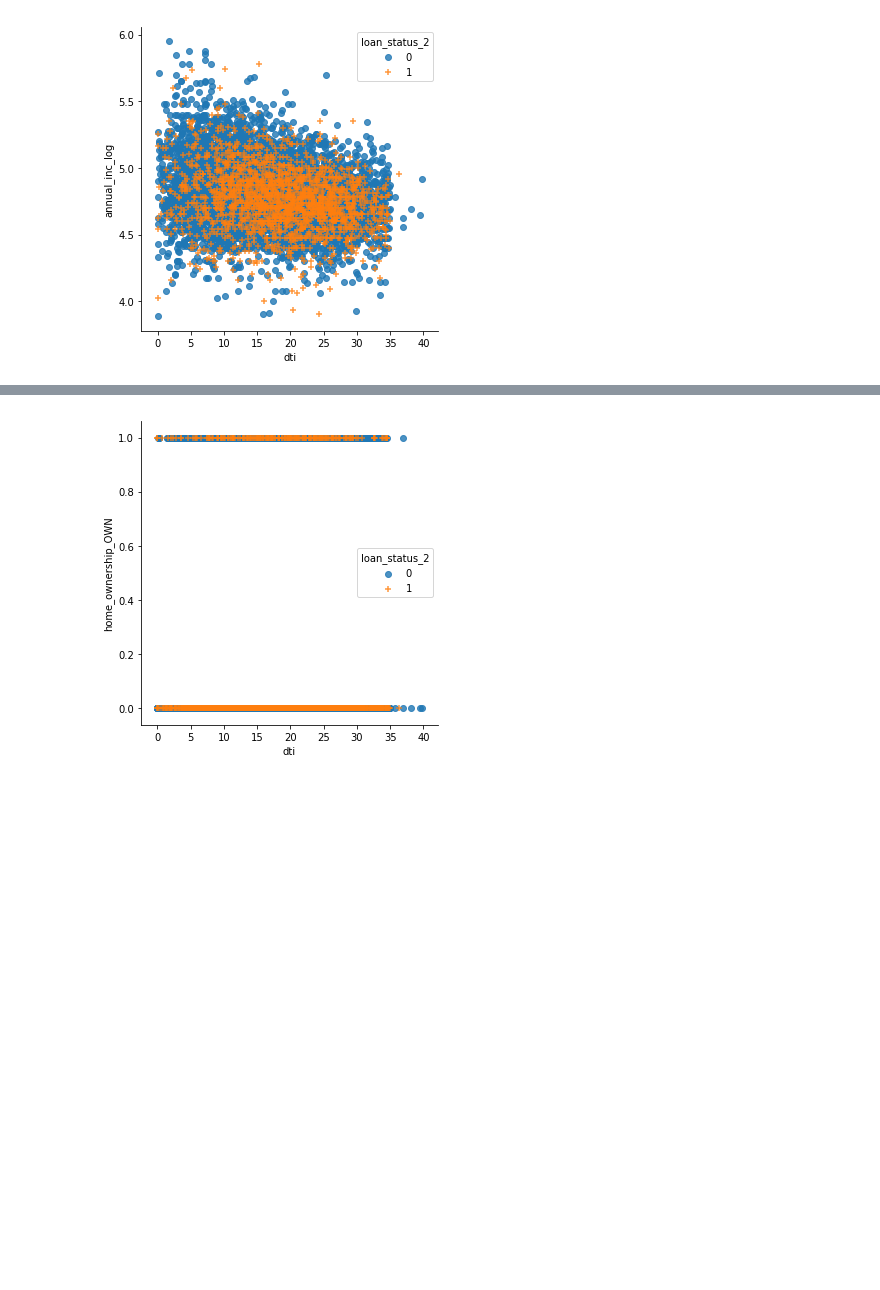
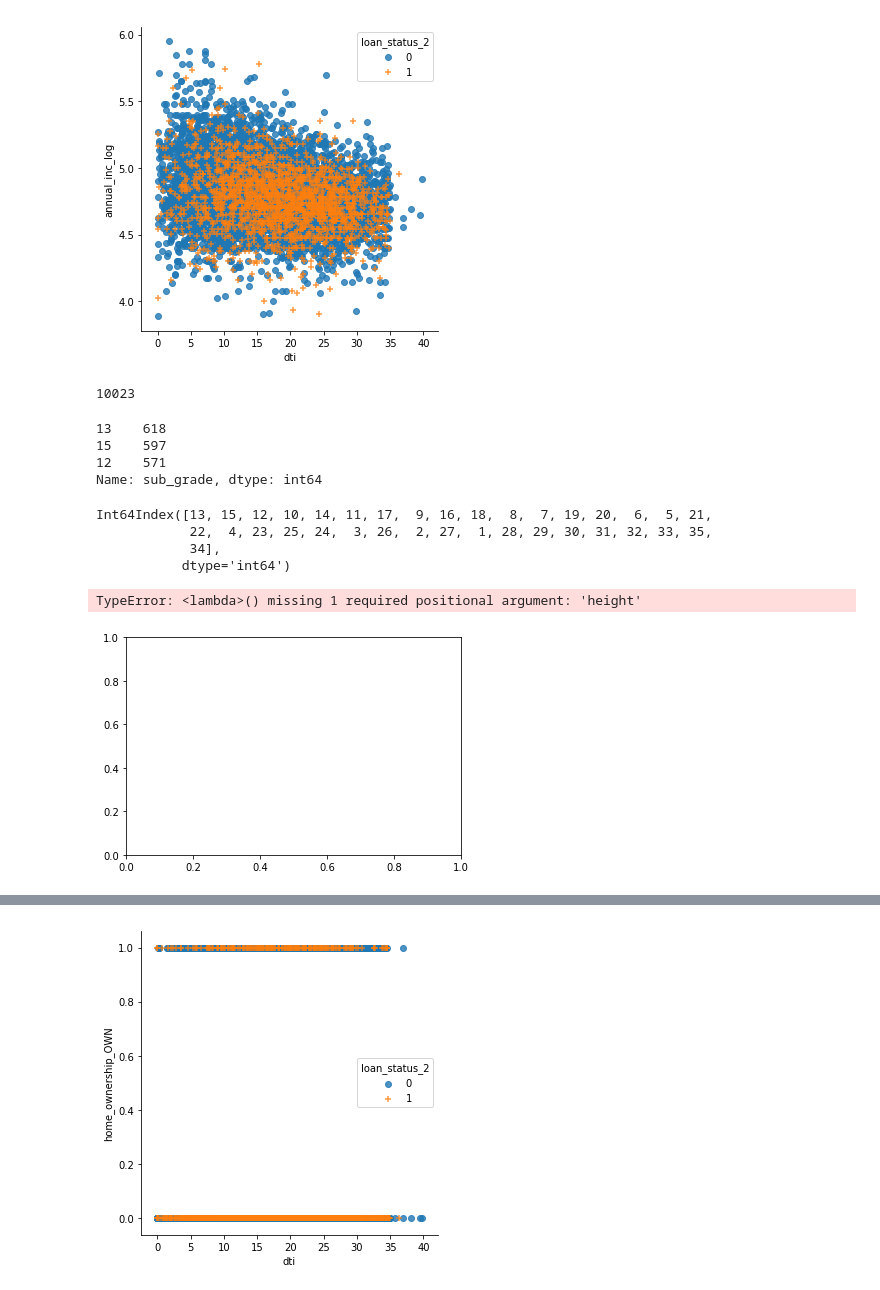
Before and after one commit to Erolino/LendingClub_Loans, a Jupyter notebook: LC_loans.ipynb, the cells around one changed output, grey strips where cells are left out. Cells and saved outputs as stored; diff of their text form; code cells hidden in the pictures; blank space fills up the shorter version.

```diff
--- a/LC_loans.ipynb
+++ b/LC_loans.ipynb
@@ -1507,0 +1533,11 @@ iii=sns.lmplot('dti','annual_inc_log',data=lab_rawlog_dum_risk,hue='loan_status_
+# %%
+sum(p01['sub_grade'].value_counts())
+# %% [output]
+10023
+# %%
+p01['sub_grade'].value_counts()[0:3]
+# %% [output]
+13    618
+15    597
+12    571
+Name: sub_grade, dtype: int64
@@ -1507,0 +1547,12 @@ iii=sns.lmplot('dti','annual_inc_log',data=lab_rawlog_dum_risk,hue='loan_status_
+# %%
+pd.DataFrame(re.index)
+# %% [output]
+Int64Index([13, 15, 12, 10, 14, 11, 17,  9, 16, 18,  8,  7, 19, 20,  6,  5, 21,
+            22,  4, 23, 25, 24,  3, 26,  2, 27,  1, 28, 29, 30, 31, 32, 33, 35,
+            34],
+           dtype='int64')
+# %%
+plt.bar('re')
+# %% [output]
+TypeError: <lambda>() missing 1 required positional argument: 'height'
+[figure, added]
```
Also changed, not shown: parts of 8 cells of this notebook, 6 other files.
